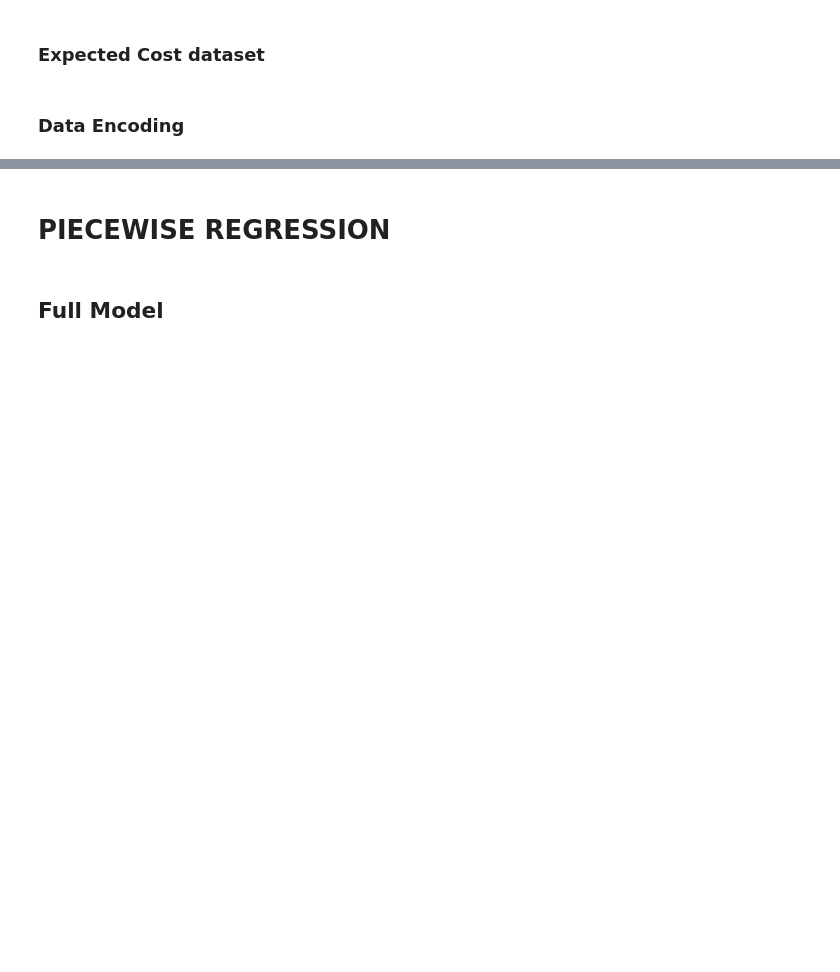
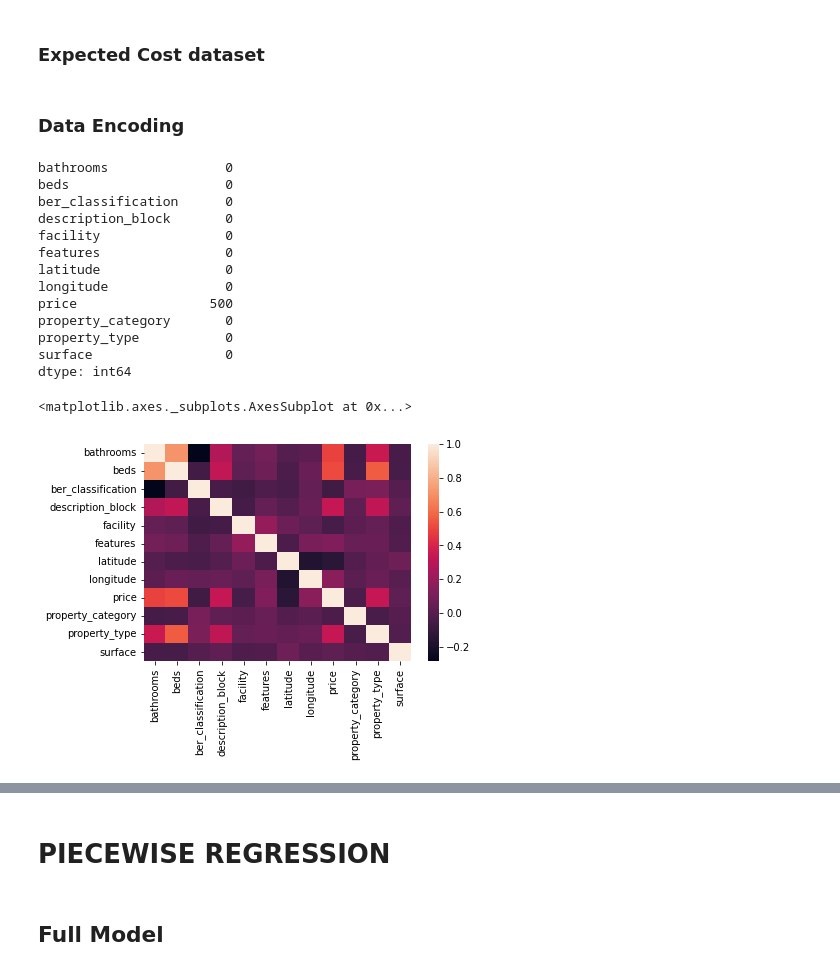
Before and after one commit to tomkeane07/AI-Projects-UL, a Jupyter notebook: semester3/MachineLearningApplications/PiecewiseRegression/Etivity2_20214537.ipynb, the cells around one changed output, grey strips where cells are left out. Drawn from its saved outputs; the diff is of its cells as text; code cells hidden in the pictures; blank space fills up the shorter version.

```diff
--- a/semester3/MachineLearningApplications/PiecewiseRegression/Etivity2_20214537.ipynb
+++ b/semester3/MachineLearningApplications/PiecewiseRegression/Etivity2_20214537.ipynb
@@ -300,4 +312,23 @@ dftrain, dftest= encode(dftrain, dropcols), encode(dftest, dropcols)
 df = dftrain.append(dftest)
+# %%
+print(df.isna().sum())
+display(sns.heatmap(df.corr()))
+# %% [output]
+bathrooms               0
+beds                    0
+ber_classification      0
+description_block       0
+facility                0
+features                0
+latitude                0
+longitude               0
+price                 500
+property_category       0
+property_type           0
+surface                 0
+dtype: int64
+<matplotlib.axes._subplots.AxesSubplot at 0x...>
+[figure, added]
 # %%
 display(df.describe())
 display(df.head())
```
Also changed, not shown: parts of 40 cells of this notebook.
